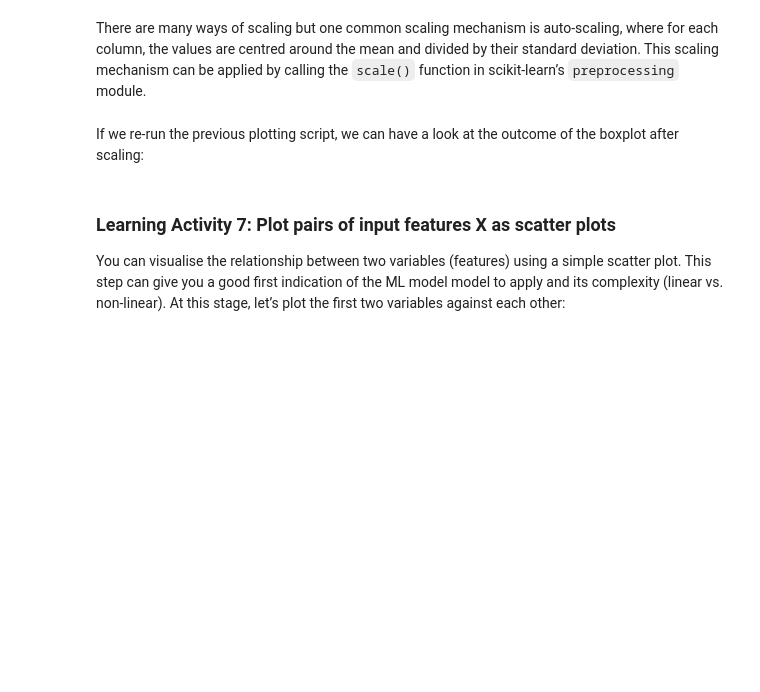
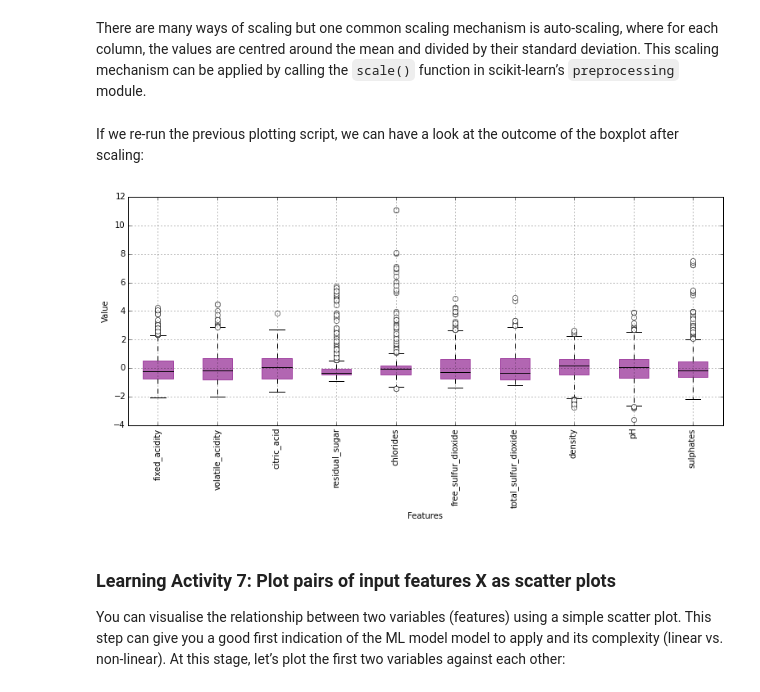
Before and after one commit to JayRod12/machinelearningintro, a Jupyter notebook: mlnotebook.ipynb, the cells around one changed output. Saved outputs shown, nothing was run; the diff lists cells and outputs as text; code cells hidden in the pictures; blank space fills up the shorter version.

```diff
--- a/mlnotebook.ipynb
+++ b/mlnotebook.ipynb
@@ -180,5 +205,6 @@ column, the values are centred around the mean and divided by their standard dev
 mechanism can be applied by calling the `scale()` function in scikit-learn’s `preprocessing` module.
 # %%
 # Auto-scale the data
+X = preprocessing.scale(X)
 # %% [markdown]
 If we re-run the previous plotting script, we can have a look at the outcome of the boxplot after scaling:
@@ -187,3 +211,26 @@ If we re-run the previous plotting script, we can have a look at the outcome of
+# %%
+# Create a boxplot of the scaled data
+# Create a boxplot of the raw data
+# Create a boxplot of the raw data
+
+fig, ax = plt.subplots(figsize=(13, 5))
+box = plt.boxplot(X, patch_artist=True)
+ax.set_xticklabels(header, rotation=90)
+
+# Change the colors, marker and transparency of the following elements
+plt.setp(box['fliers'],   color='white',  marker='o')
+plt.setp(box['boxes'],    color='purple', alpha=0.6)
+plt.setp(box['medians'],  color='black')
+plt.setp(box['whiskers'], color='black')
+
+# Add axes titles
+plt.xlabel('Features')
+plt.ylabel('Value')
+
+plt.grid()
+plt.show()
+# %% [output]
+[figure, added]
 # %% [markdown]
 ### Learning Activity 7:  Plot pairs of input features X as scatter plots
 
```
Also changed, not shown: parts of 46 cells of this notebook.
